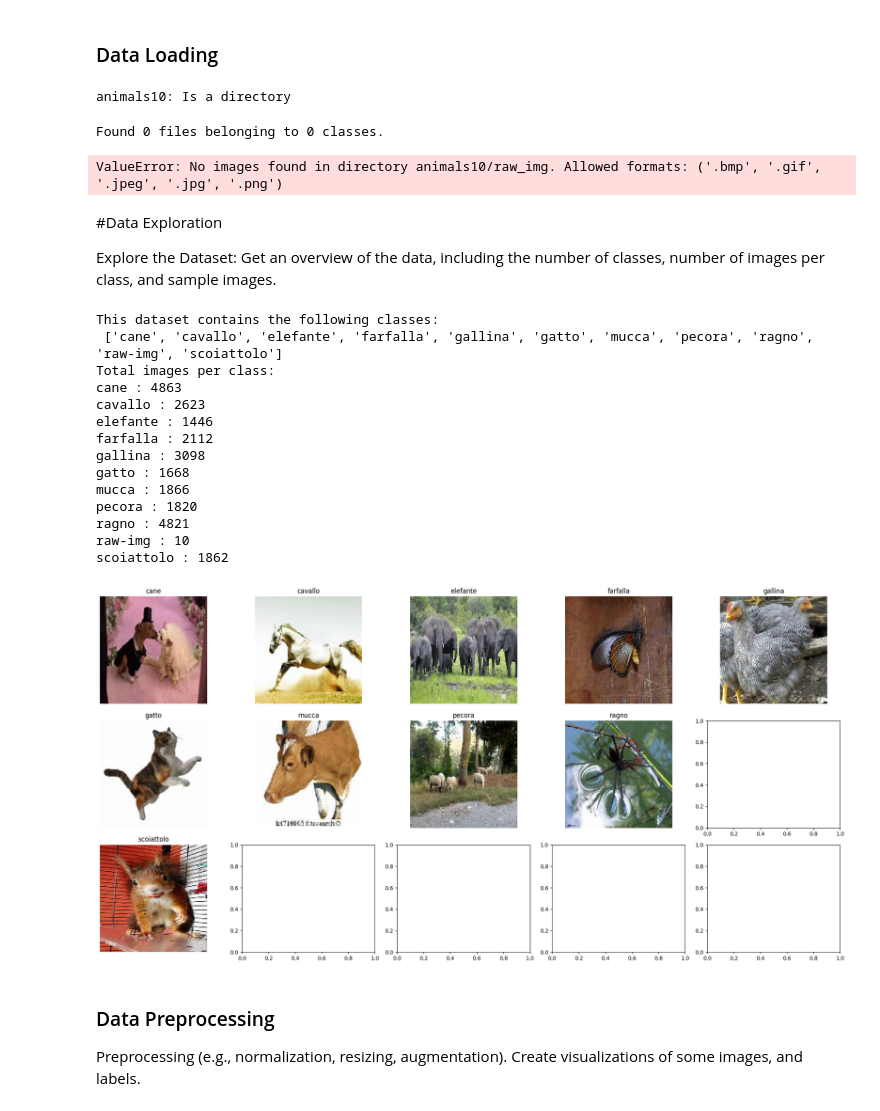
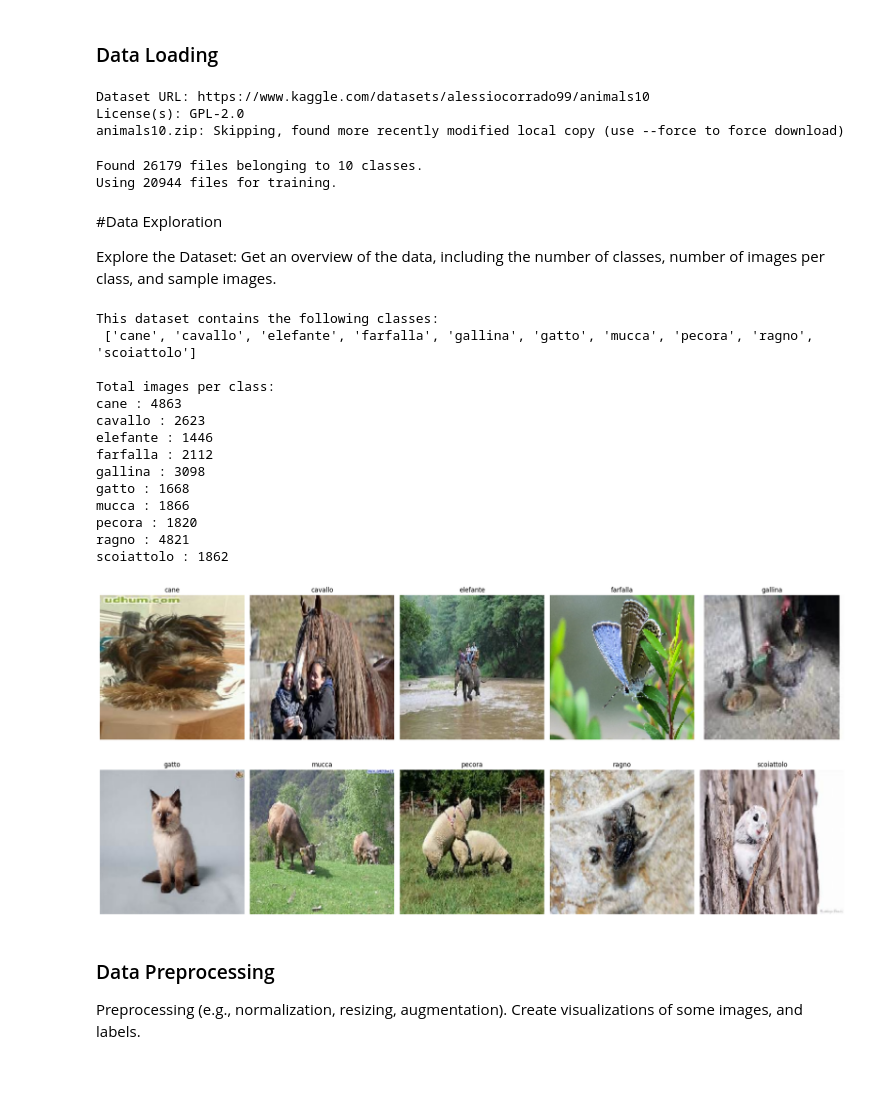
Before and after one commit to sofzcc/project-1-deep-learning-image-classification-with-cnn, a Jupyter notebook: project.ipynb, the cells around one changed output. Cells and saved outputs as stored; diff of their text form; code cells hidden in the pictures; blank space fills up the shorter version.

```diff
--- a/project.ipynb
+++ b/project.ipynb
@@ -21,54 +21,61 @@ from keras.preprocessing import image
 from keras.utils import image_dataset_from_directory
 # %% [markdown]
 ### Data Loading
-# %%
-import os
-import zipfile
-
-
-#Download the dataset from path
-!wget -O animals10 https://www.kaggle.com/datasets/alessiocorrado99/animals10/download
-
-#Define the destination directory for the zip file contents
-dest_dir = 'animals10'
-if not os.path.exists(dest_dir):  #Create a new directory if it doesn't exist
-    os.makedirs(dest_dir)
-# %% [output]
-animals10: Is a directory
+# %%
+!kaggle datasets download -d alessiocorrado99/animals10 -p /content
+
+import zipfile
+import os
+
+# Define the path to the zip file
+zip_file_path = '/content/animals10.zip'
+
+# Define the directory where you want to extract the files
+extract_dir = '/content/animals10/'
+
+# Create the extraction directory if it doesn't exist
+if not os.path.exists(extract_dir):
+    os.makedirs(extract_dir)
+
+# Extract the zip file
+with zipfile.ZipFile(zip_file_path, 'r') as zip_ref:
+    zip_ref.extractall(extract_dir)
+# %% [output]
+Dataset URL: https://www.kaggle.com/datasets/alessiocorrado99/animals10
+License(s): GPL-2.0
+animals10.zip: Skipping, found more recently modified local copy (use --force to force download)
 # %%
 
 #Load into a dataset
 
-animals_dir = 'animals10/raw_img'
+animals_dir = '/content/animals10/raw-img'
 
-animals_dataset = image_dataset_from_directory(
-    animals_dir
-)
+animals = image_dataset_from_directory(animals_dir, validation_split=0.2, subset="training", seed=123,image_size=(28, 28))
 # %% [output]
-Found 0 files belonging to 0 classes.
+Found 26179 files belonging to 10 classes.
+Using 20944 files for training.
-ValueError: No images found in directory animals10/raw_img. Allowed formats: ('.bmp', '.gif', '.jpeg', '.jpg', '.png')
 # %% [markdown]
 #Data Exploration
 
 Explore the Dataset: Get an overview of the data, including the number of classes, number of images per class, and sample images.
 # %%
-#List all classes
+# List all classes
+class_animals = animals.class_names
+print(f"This dataset contains the following classes:\n {class_animals}\n")
 
-class_animals = animals.class_names
-print(f"This dataset contains the following classes:\n {class_animals}")
-
-#Counting total images per class
+# Counting total images per class
 image_class = {}
 for class_name in class_animals:
-  class_dir = os.path.join(animals_dir, class_name)
-  image_class[class_name]=len(os.listdir(class_dir))
+    class_dir = os.path.join(animals_dir, class_name)
+    image_class[class_name] = len(os.listdir(class_dir))
 
 print("Total images per class:")
 for class_name, count in image_class.items():
-  print(f"{class_name} : {count}")
+    print(f"{class_name} : {count}")
 # %% [output]
 This dataset contains the following classes:
- ['cane', 'cavallo', 'elefante', 'farfalla', 'gallina', 'gatto', 'mucca', 'pecora', 'ragno', 'raw-img', 'scoiattolo']
+ ['cane', 'cavallo', 'elefante', 'farfalla', 'gallina', 'gatto', 'mucca', 'pecora', 'ragno', 'scoiattolo']
+
 Total images per class:
 cane : 4863
 cavallo : 2623
@@ -79,29 +86,28 @@ gatto : 1668
 mucca : 1866
 pecora : 1820
 ragno : 4821
-raw-img : 10
 scoiattolo : 1862
 # %%
 #Plotting sample images from each class
 import matplotlib.pyplot as plt
 
-fig, axes = plt.subplots(nrows=3, ncols=5, figsize=(20,10))
+fig, axes = plt.subplots(nrows=2, ncols=5, figsize=(20,10))
 axes = axes.flatten()
 for ax, class_name in zip(axes, class_animals):
     class_dir = os.path.join(animals_dir, class_name)
     file_list = [f for f in os.listdir(class_dir) if os.path.isfile(os.path.join(class_dir, f))]
     if file_list:
       path_sample = os.path.join(class_dir, file_list[0])  # Selecting the first file
       img = image.load_img(path_sample, target_size=(150, 150))
       ax.imshow(img)
       ax.set_title(class_name)
       ax.axis('off')
     else:
       continue
 plt.tight_layout()
 plt.show()
 # %% [output]
-[figure, old version]
+[figure, new version]
 # %% [markdown]
 ### Data Preprocessing
 
```
Also changed, not shown: parts of 5 cells of this notebook.
